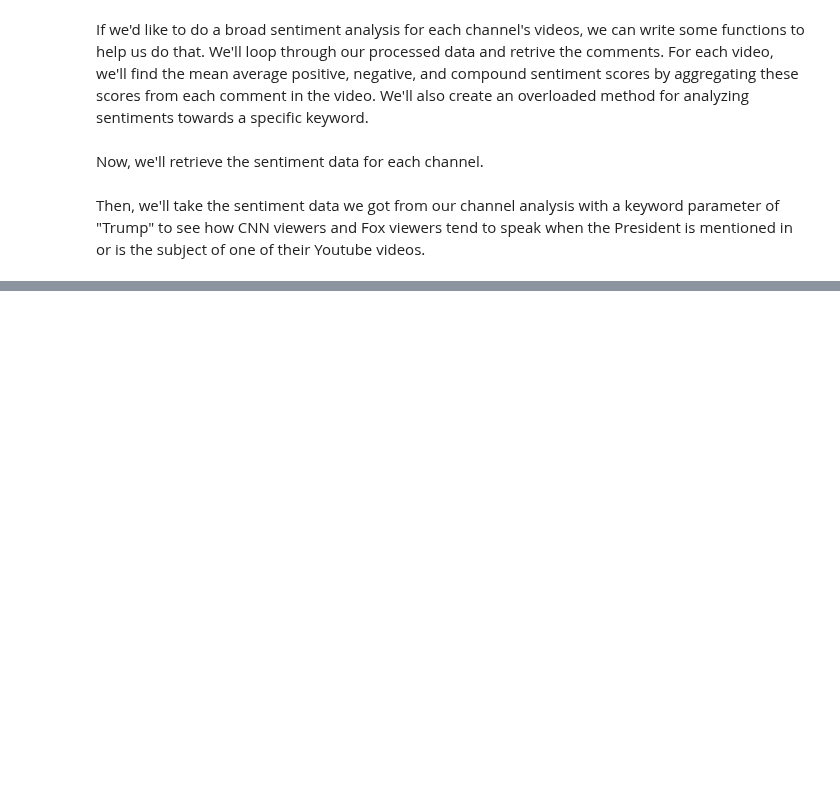
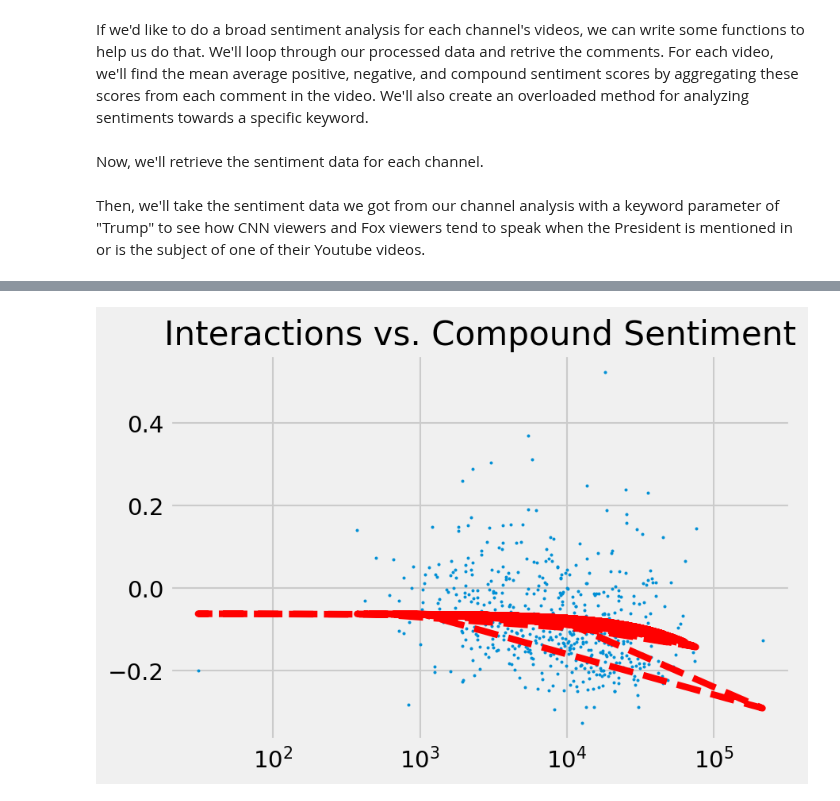
Before and after one commit to JaredRPrior/Youtube-Data-API, a Jupyter notebook: youtube-data-api(most recent).ipynb, the cells around one changed output, grey strips where cells are left out. Saved outputs shown, nothing was run; the diff lists cells and outputs as text; code cells hidden in the pictures; blank space fills up the shorter version.

```diff
--- a/youtube-data-api(most recent).ipynb
+++ b/youtube-data-api(most recent).ipynb
@@ -514,0 +489,4 @@ plot_data(fox_neg,fox_dates,"Fox Viewer Sentiments (Trump, negative score)")
+# %%
+plot_datas(processed_cnn_data[9],compound_scores, "Interactions vs. Compound Sentiment")
+# %% [output]
+[figure, added]
```
Also changed, not shown: parts of 15 cells of this notebook.
